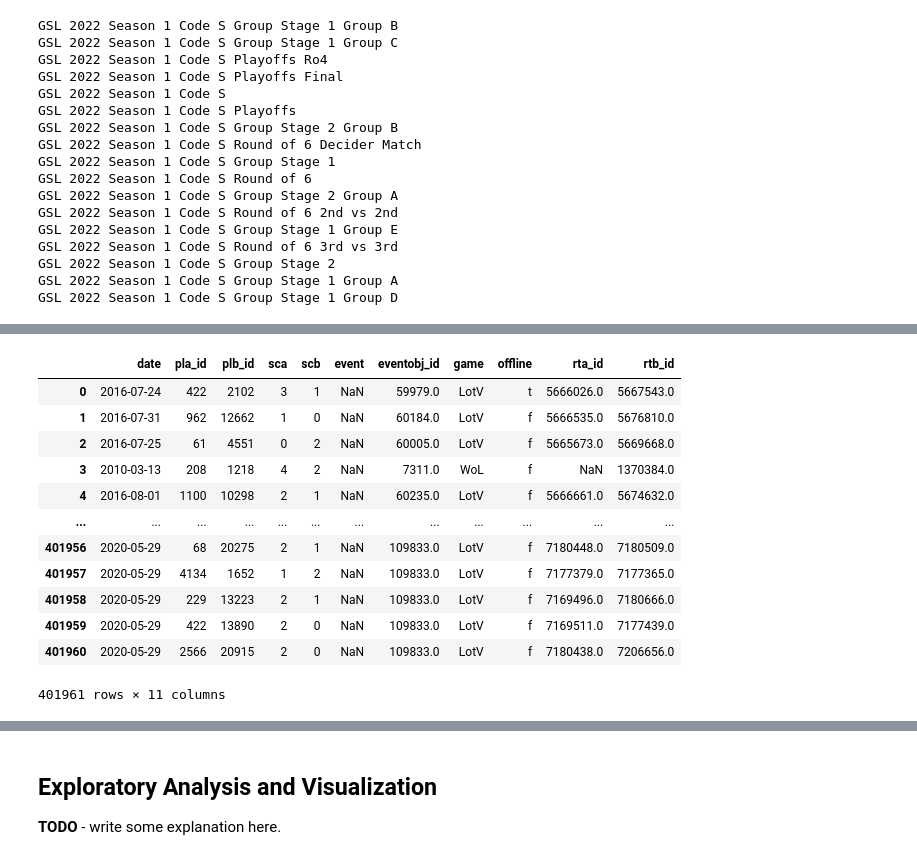
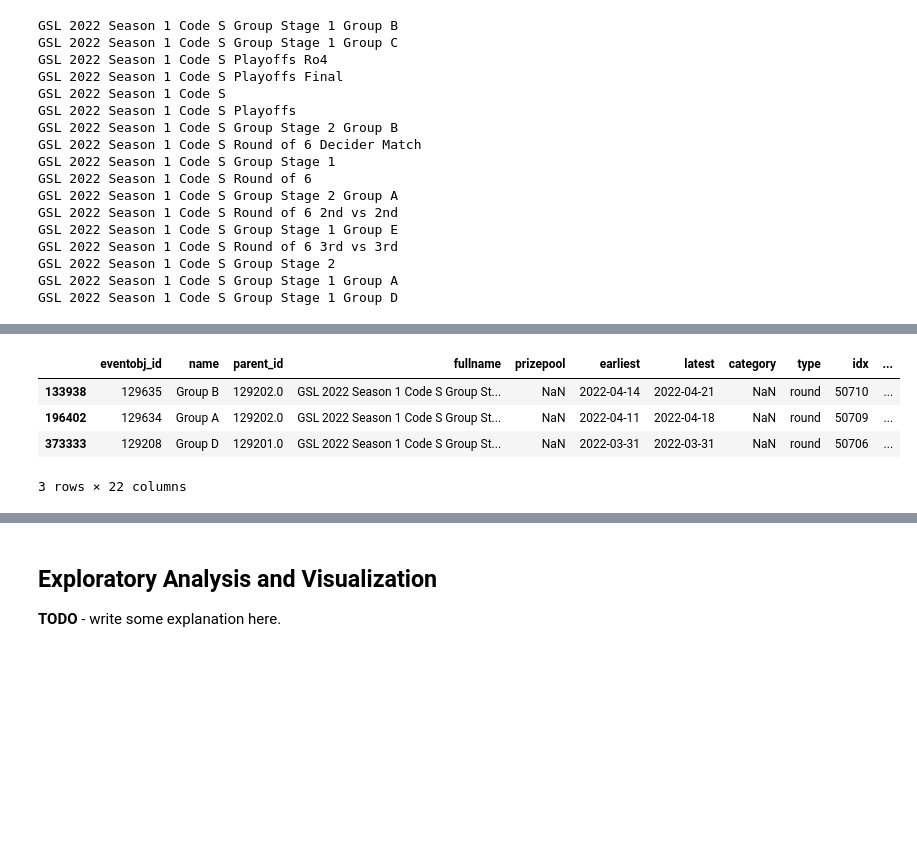
Before and after one commit to Zoibderg/GSL2022-S1-CodeS, a Jupyter notebook: gsl-season-one-code-s.ipynb, the cells around one changed output, grey strips where cells are left out. Drawn from its saved outputs; the diff is of its cells as text; code cells hidden in the pictures; blank space fills up the shorter version.

```diff
--- a/gsl-season-one-code-s.ipynb
+++ b/gsl-season-one-code-s.ipynb
@@ -223,16 +216,8 @@ events_RDF
-# %%
-matches_RDF
-# %% [output]
-|  | date | pla_id | plb_id | sca | scb | event | eventobj_id | game | offline | rta_id | rtb_id |
-| 0 | 2016-07-24 | 422 | 2102 | 3 | 1 | NaN | 59979.0 | LotV | t | 5666026.0 | 5667543.0 |
-| 1 | 2016-07-31 | 962 | 12662 | 1 | 0 | NaN | 60184.0 | LotV | f | 5666535.0 | 5676810.0 |
-| 2 | 2016-07-25 | 61 | 4551 | 0 | 2 | NaN | 60005.0 | LotV | f | 5665673.0 | 5669668.0 |
-| 3 | 2010-03-13 | 208 | 1218 | 4 | 2 | NaN | 7311.0 | WoL | f | NaN | 1370384.0 |
-| 4 | 2016-08-01 | 1100 | 10298 | 2 | 1 | NaN | 60235.0 | LotV | f | 5666661.0 | 5674632.0 |
-| ... | ... | ... | ... | ... | ... | ... | ... | ... | ... | ... | ... |
-| 401956 | 2020-05-29 | 68 | 20275 | 2 | 1 | NaN | 109833.0 | LotV | f | 7180448.0 | 7180509.0 |
-| 401957 | 2020-05-29 | 4134 | 1652 | 1 | 2 | NaN | 109833.0 | LotV | f | 7177379.0 | 7177365.0 |
-| 401958 | 2020-05-29 | 229 | 13223 | 2 | 1 | NaN | 109833.0 | LotV | f | 7169496.0 | 7180666.0 |
-| 401959 | 2020-05-29 | 422 | 13890 | 2 | 0 | NaN | 109833.0 | LotV | f | 7169511.0 | 7177439.0 |
-| 401960 | 2020-05-29 | 2566 | 20915 | 2 | 0 | NaN | 109833.0 | LotV | f | 7180438.0 | 7206656.0 |
-401961 rows × 11 columns
+# %%
+mergedevents_RDF.sample(3)
+# %% [output]
+|  | eventobj_id | name | parent_id | fullname | prizepool | earliest | latest | category | type | idx | ... |
+| 133938 | 129635 | Group B | 129202.0 | GSL 2022 Season 1 Code S Group St... | NaN | 2022-04-14 | 2022-04-21 | NaN | round | 50710 | ... |
+| 196402 | 129634 | Group A | 129202.0 | GSL 2022 Season 1 Code S Group St... | NaN | 2022-04-11 | 2022-04-18 | NaN | round | 50709 | ... |
+| 373333 | 129208 | Group D | 129201.0 | GSL 2022 Season 1 Code S Group St... | NaN | 2022-03-31 | 2022-03-31 | NaN | round | 50706 | ... |
+3 rows × 22 columns
```
Also changed, not shown: parts of 15 cells of this notebook.
